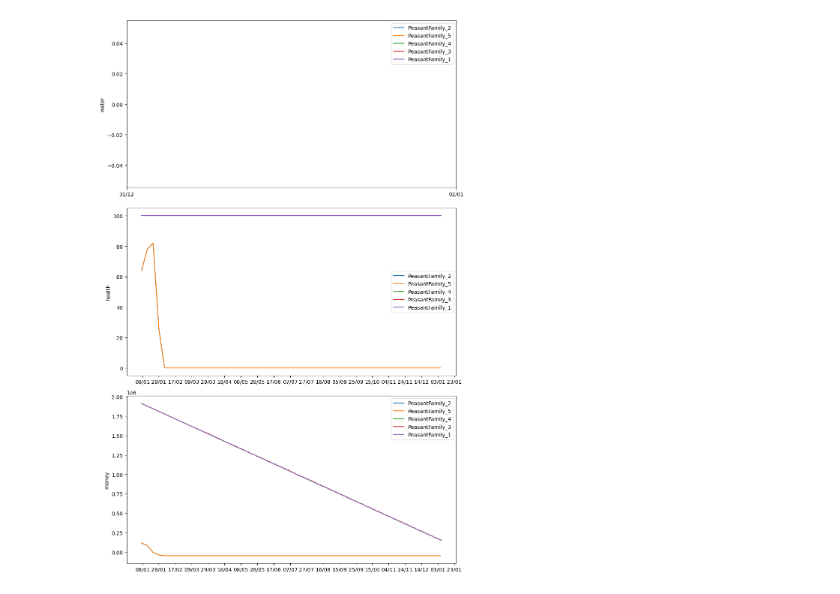
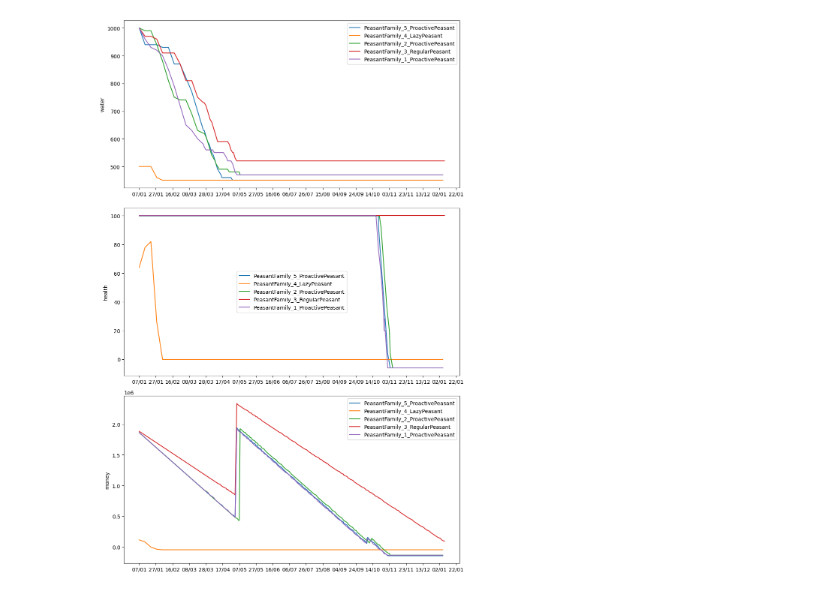
Before and after one commit to jairoserrano/WellProdSim-BESA, a Jupyter notebook: WellProdSimulator/logs/wpsVisualizador.ipynb, the cells around one changed output. Saved outputs shown, nothing was run; the diff lists cells and outputs as text; code cells hidden in the pictures.

```diff
--- a/WellProdSimulator/logs/wpsVisualizador.ipynb
+++ b/WellProdSimulator/logs/wpsVisualizador.ipynb
@@ -76,33 +89,36 @@ Index(['peasantProfile', 'peasantEmotionalState', 'currentSeason',
 # %%
 # Asegurando que 'internalCurrentDate' sea una fecha
 df['internalCurrentDate'] = pd.to_datetime(df['internalCurrentDate'], dayfirst=True)
 
 # Convirtiendo las columnas a formato numérico
-df['water'] = pd.to_numeric(df['water'], errors='coerce')
+df['water'] = pd.to_numeric(df['waterAvailable'], errors='coerce')
 df['health'] = pd.to_numeric(df['health'], errors='coerce')
 df['money'] = pd.to_numeric(df['money'], errors='coerce')
 
-# Crear una lista de todos los 'peasantProfile' únicos
-profiles = df['peasantProfile'].unique()
+# Combinar las columnas 'peasantProfile' y 'peasantKind' en una nueva columna 'label'
+df['label'] = df['peasantProfile'] + '_' + df['peasantKind']
+
+# Crear una lista de todos los 'label' únicos
+labels = df['label'].unique()
 
 # Crear un conjunto de subgráficos (3 filas, 1 columna)
 fig, axs = plt.subplots(3, 1, figsize=(10, 15))
 
-# Para cada variable ('water', 'health', 'money'), crear un gráfico de línea por 'peasantProfile'
+# Para cada variable ('water', 'health', 'money'), crear un gráfico de línea por 'label'
 for ax, column in zip(axs, ['water', 'health', 'money']):
-    for profile in profiles:
-        df_profile = df[df['peasantProfile'] == profile]
-        df_profile = df_profile.sort_values('internalCurrentDate')
-        ax.plot(df_profile['internalCurrentDate'], df_profile[column], label=profile)
+    for label in labels:
+        df_label = df[df['label'] == label]
+        df_label = df_label.sort_values('internalCurrentDate')
+        ax.plot(df_label['internalCurrentDate'], df_label[column], label=label)
     ax.set_ylabel(column)
     ax.legend()
 
     # Configurar el número de fechas a mostrar en el eje x
     ax.xaxis.set_major_locator(mdates.DayLocator(interval=20))
     ax.xaxis.set_major_formatter(mdates.DateFormatter('%d/%m'))
 
 # Ajustar la presentación
 plt.tight_layout()
 plt.show()
 # %% [output]
-[figure, old version]
+[figure, new version]
```
Also changed, not shown: parts of 4 cells of this notebook, 16 other files.
